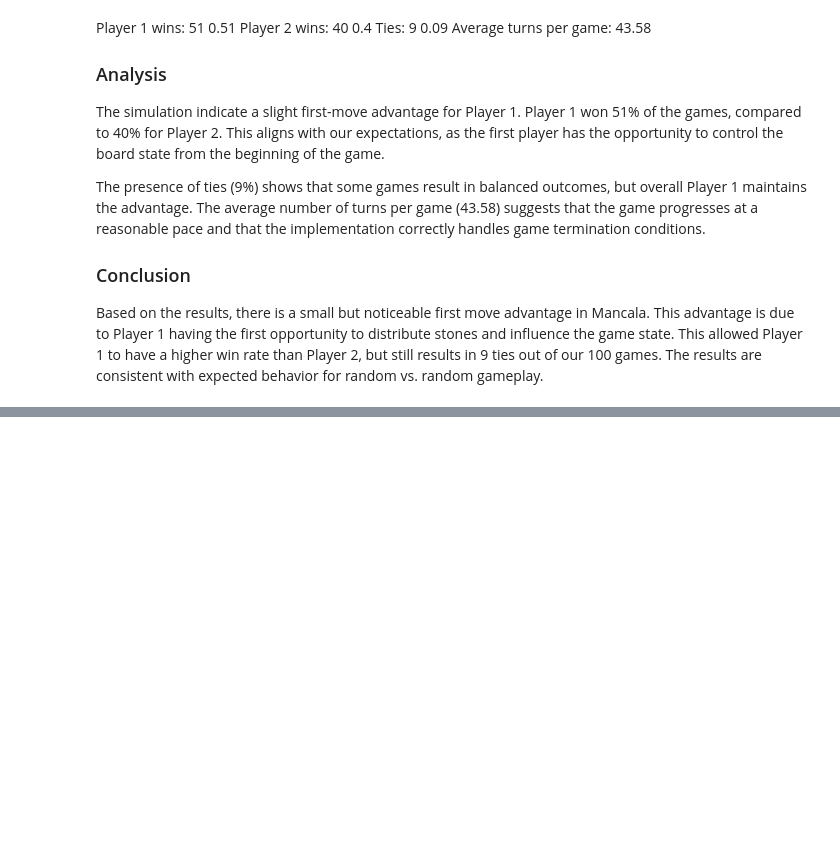
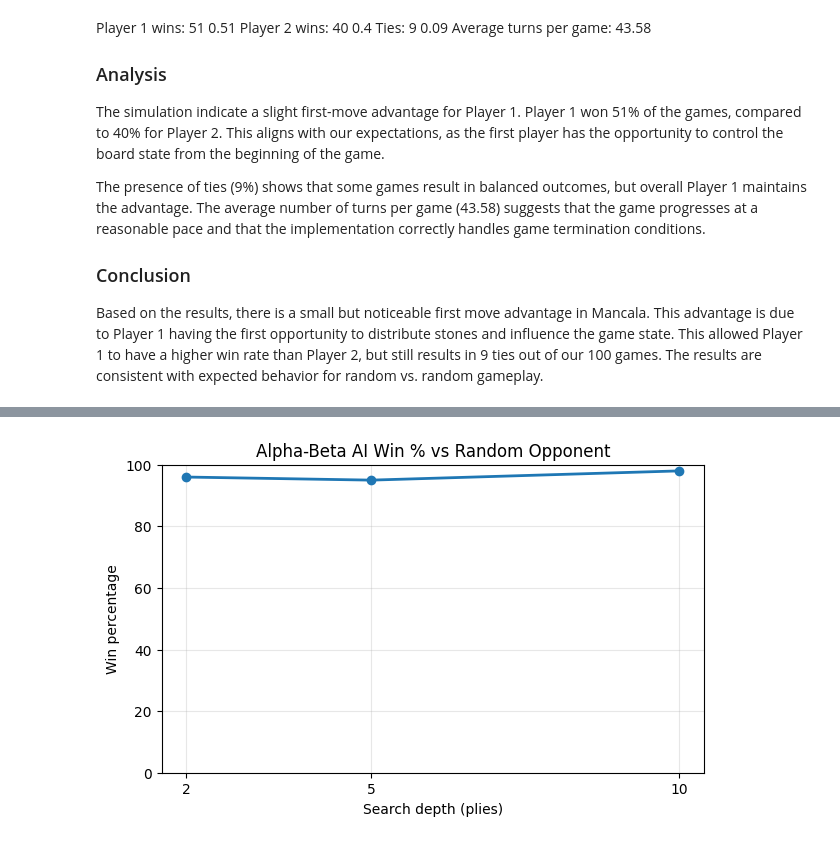
Before and after one commit to ProofLion/3202-Mancala-Project, a Jupyter notebook: 3202_Mancala_Project.ipynb, the cells around one changed output, grey strips where cells are left out. Cells and saved outputs as stored; diff of their text form; code cells hidden in the pictures; blank space fills up the shorter version.

Commit message:
Write up and extra credit done.

```diff
--- a/3202_Mancala_Project.ipynb
+++ b/3202_Mancala_Project.ipynb
@@ -435,0 +612,97 @@ Based on the results, there is a small but noticeable first move advantage in Ma
+# %%
+def alphabeta(game, depth, alpha, beta):
+    """
+    Minimax with alpha-beta pruning. Returns (value, best_move).
+    alpha = best value Max can guarantee so far along the path to the root.
+    beta  = best value Min can guarantee so far along the path to the root.
+    Prunes whenever beta <= alpha.
+    """
+    if game.winning_eval() is not None or depth == 0:
+        return utility(game), None
+
+    moves = legal_moves(game)
+    if not moves:
+        return utility(game), None
+
+    maximizing = (game.current_player == 1)
+    best_move = moves[0]
+
+    if maximizing:
+        best_val = -float('inf')
+        for m in moves:
+            child = clone_game(game)
+            child.play(m)
+            val, _ = alphabeta(child, depth - 1, alpha, beta)
+            if val > best_val:
+                best_val, best_move = val, m
+            alpha = max(alpha, best_val)
+            if beta <= alpha:
+                break  # beta cutoff
+        return best_val, best_move
+    else:
+        best_val = float('inf')
+        for m in moves:
+            child = clone_game(game)
+            child.play(m)
+            val, _ = alphabeta(child, depth - 1, alpha, beta)
+            if val < best_val:
+                best_val, best_move = val, m
+            beta = min(beta, best_val)
+            if beta <= alpha:
+                break  # alpha cutoff
+        return best_val, best_move
+
+def alphabeta_move(game, depth):
+    _, move = alphabeta(game, depth, -float('inf'), float('inf'))
+    return move
+
+
+# --- Alpha-Beta vs Random, 100 games at 2, 5, and 10 plies ---
+
+ab2 = run_ai_vs_random(NUM_GAMES, alphabeta_move, depth=2, seed=42)
+print_results("Alpha-Beta depth=2 vs Random", ab2, NUM_GAMES)
+print()
+
+ab5 = run_ai_vs_random(NUM_GAMES, alphabeta_move, depth=5, seed=42)
+print_results("Alpha-Beta depth=5 vs Random", ab5, NUM_GAMES)
+print()
+
+# NOTE: per the rubric, 10-ply can take between 10 minutes and 2 hours.
+ab10 = run_ai_vs_random(NUM_GAMES, alphabeta_move, depth=10, seed=42)
+print_results("Alpha-Beta depth=10 vs Random", ab10, NUM_GAMES)
+
+
+# --- Minimax vs Alpha-Beta timing comparison at 5 plies ---
+print()
+print("=== Timing comparison at 5 plies ===")
+print(f"Minimax 5-ply total time:    {mm5['total_time']:.2f}s")
+print(f"Alpha-Beta 5-ply total time: {ab5['total_time']:.2f}s")
+if ab5['total_time'] > 0:
+    print(f"Alpha-Beta speedup:          {mm5['total_time']/ab5['total_time']:.2f}x")
+
+# Projected Minimax 10-ply time (extrapolate from 5-ply using ~6^5 factor)
+projected_mm10 = mm5['total_time'] * (6**5)
+print(f"Projected Minimax 10-ply total time: {projected_mm10:.0f}s "
+      f"(~{projected_mm10/3600:.1f} hours)")
+
+
+# --- Plot win% vs plies for Alpha-Beta ---
+import matplotlib.pyplot as plt
+
+plies = [2, 5, 10]
+win_pcts = [ab2['ai_wins'] / NUM_GAMES * 100,
+            ab5['ai_wins'] / NUM_GAMES * 100,
+            ab10['ai_wins'] / NUM_GAMES * 100]
+
+plt.figure(figsize=(7, 4))
+plt.plot(plies, win_pcts, marker='o', linewidth=2)
+plt.title('Alpha-Beta AI Win % vs Random Opponent')
+plt.xlabel('Search depth (plies)')
+plt.ylabel('Win percentage')
+plt.xticks(plies)
+plt.ylim(0, 100)
+plt.grid(True, alpha=0.3)
+plt.show()
+
+#
+# %% [output]
@@ -435,0 +726 @@ Based on the results, there is a small but noticeable first move advantage in Ma
+[figure, added]
```
Also changed, not shown: parts of 11 cells of this notebook.
